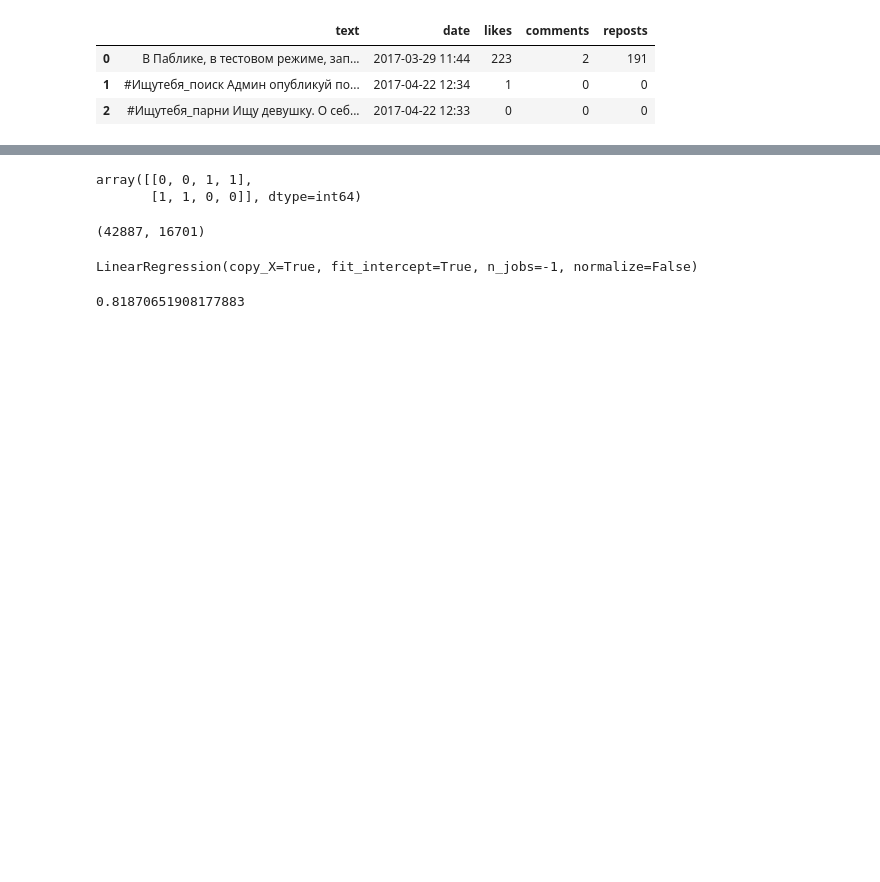
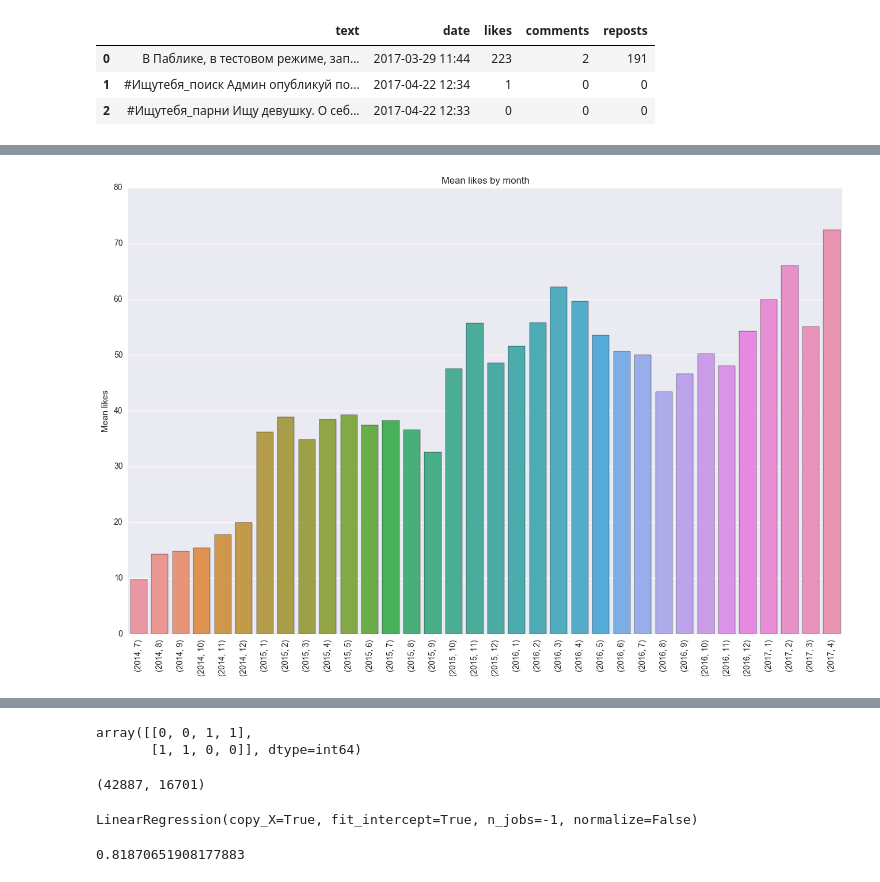
Before and after one commit to re9ulus/vk_analytics, a Jupyter notebook: src/analytics.ipynb, the cells around one changed output, grey strips where cells are left out. Cells and saved outputs as stored; diff of their text form; code cells hidden in the pictures; blank space fills up the shorter version.

```diff
--- a/src/analytics.ipynb
+++ b/src/analytics.ipynb
@@ -13,0 +52,10 @@ data.head(3)
+# %%
+d = data.groupby(['year', 'month'])['likes'].mean()
+plt.figure(figsize=(16,10))
+sns.barplot(x=d.index, y=d.values)
+plt.xticks(rotation=90)
+plt.title('Mean likes by month'.format(year))
+plt.ylabel('Mean likes')
+plt.show()
+# %% [output]
+[figure, added]
```
Also changed, not shown: parts of 11 cells of this notebook.
